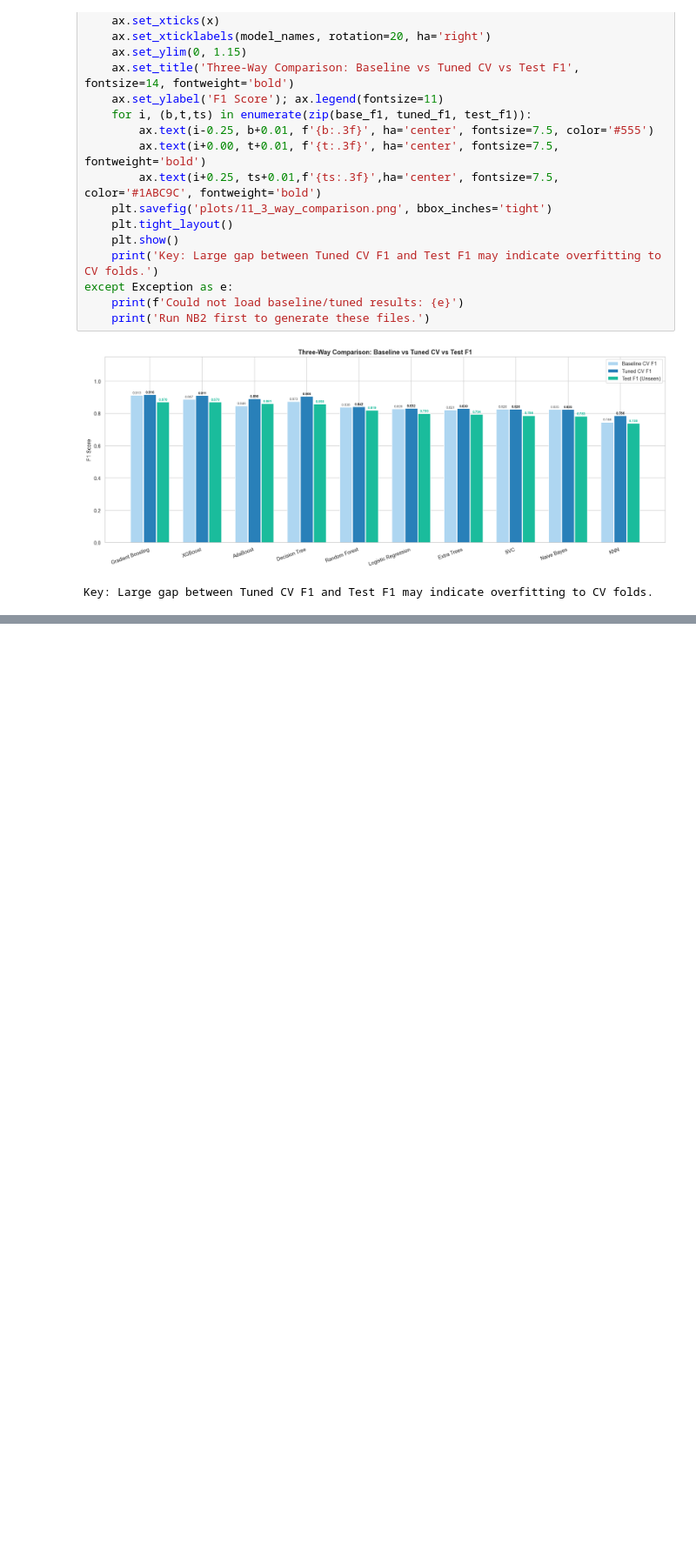
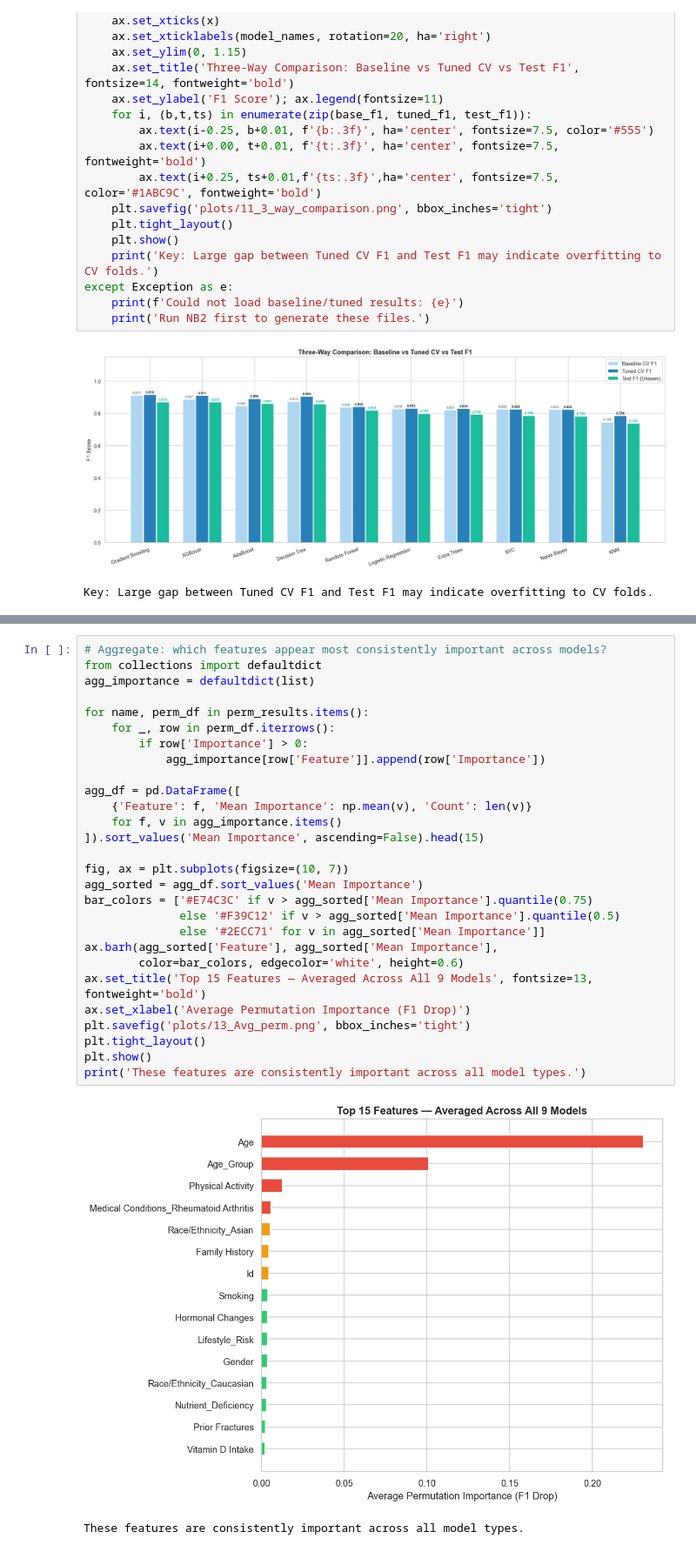
Before and after one commit to afeefanver/Osteoporosis-Risk-Prediction, a Jupyter notebook: final(works)/Model Eval(Oesto V3).ipynb, the cells around one changed output, grey strips where cells are left out. Shown at 87% size. Drawn from its saved outputs; the diff is of its cells as text; blank space fills up the shorter version.

```diff
--- a/final(works)/Model Eval(Oesto V3).ipynb
+++ b/final(works)/Model Eval(Oesto V3).ipynb
@@ -345,0 +401,31 @@ Key: Large gap between Tuned CV F1 and Test F1 may indicate overfitting to CV fo
+# %%
+# Aggregate: which features appear most consistently important across models?
+from collections import defaultdict
+agg_importance = defaultdict(list)
+
+for name, perm_df in perm_results.items():
+    for _, row in perm_df.iterrows():
+        if row['Importance'] > 0:
+            agg_importance[row['Feature']].append(row['Importance'])
+
+agg_df = pd.DataFrame([
+    {'Feature': f, 'Mean Importance': np.mean(v), 'Count': len(v)}
+    for f, v in agg_importance.items()
+]).sort_values('Mean Importance', ascending=False).head(15)
+
+fig, ax = plt.subplots(figsize=(10, 7))
+agg_sorted = agg_df.sort_values('Mean Importance')
+bar_colors = ['#E74C3C' if v > agg_sorted['Mean Importance'].quantile(0.75)
+              else '#F39C12' if v > agg_sorted['Mean Importance'].quantile(0.5)
+              else '#2ECC71' for v in agg_sorted['Mean Importance']]
+ax.barh(agg_sorted['Feature'], agg_sorted['Mean Importance'],
+        color=bar_colors, edgecolor='white', height=0.6)
+ax.set_title('Top 15 Features — Averaged Across All 9 Models', fontsize=13, fontweight='bold')
+ax.set_xlabel('Average Permutation Importance (F1 Drop)')
+plt.savefig('plots/13_Avg_perm.png', bbox_inches='tight')
+plt.tight_layout()
+plt.show()
+print('These features are consistently important across all model types.')
+# %% [output]
+[figure, added]
+These features are consistently important across all model types.
```
Also changed, not shown: parts of 7 cells of this notebook.
